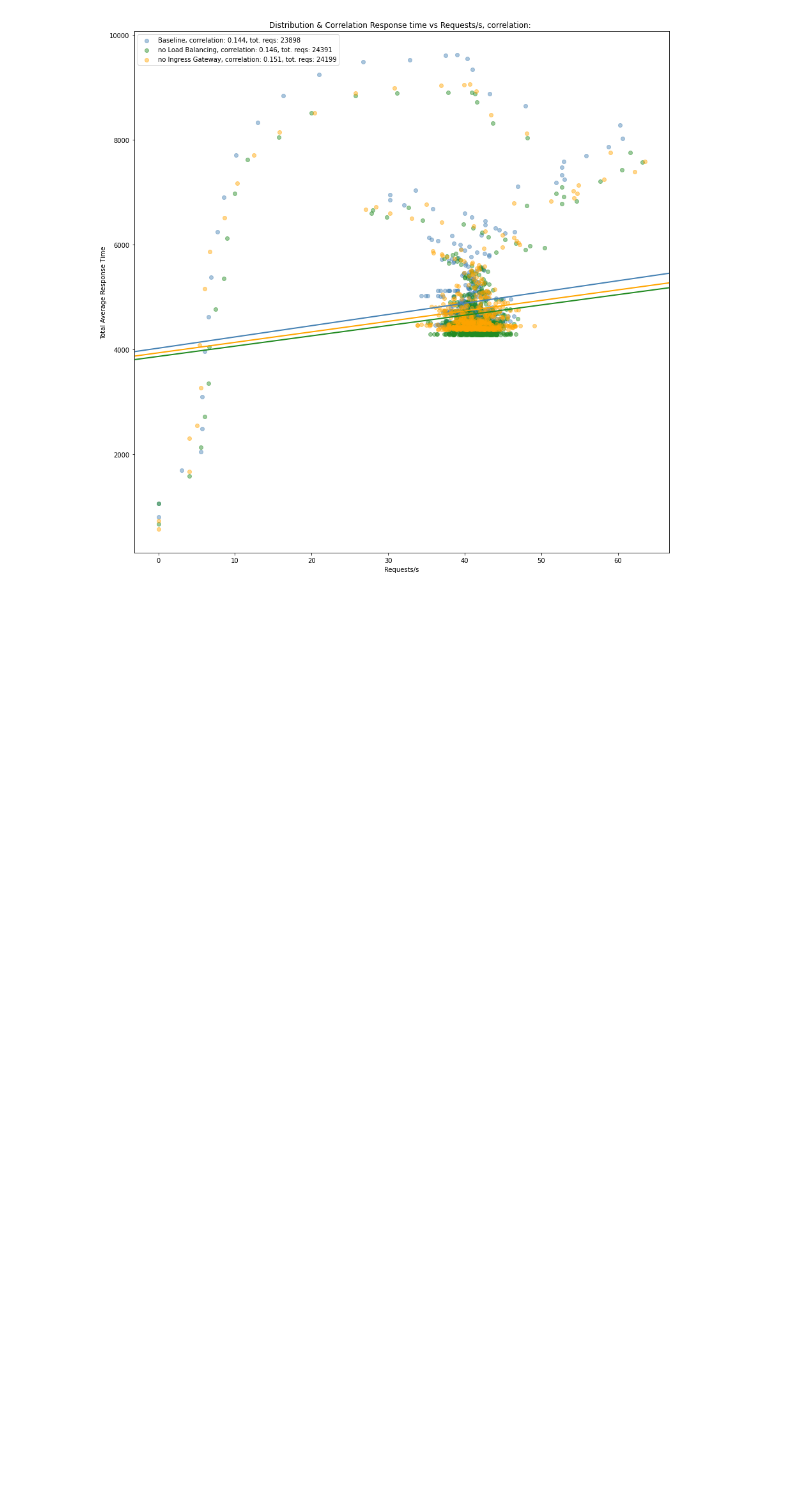
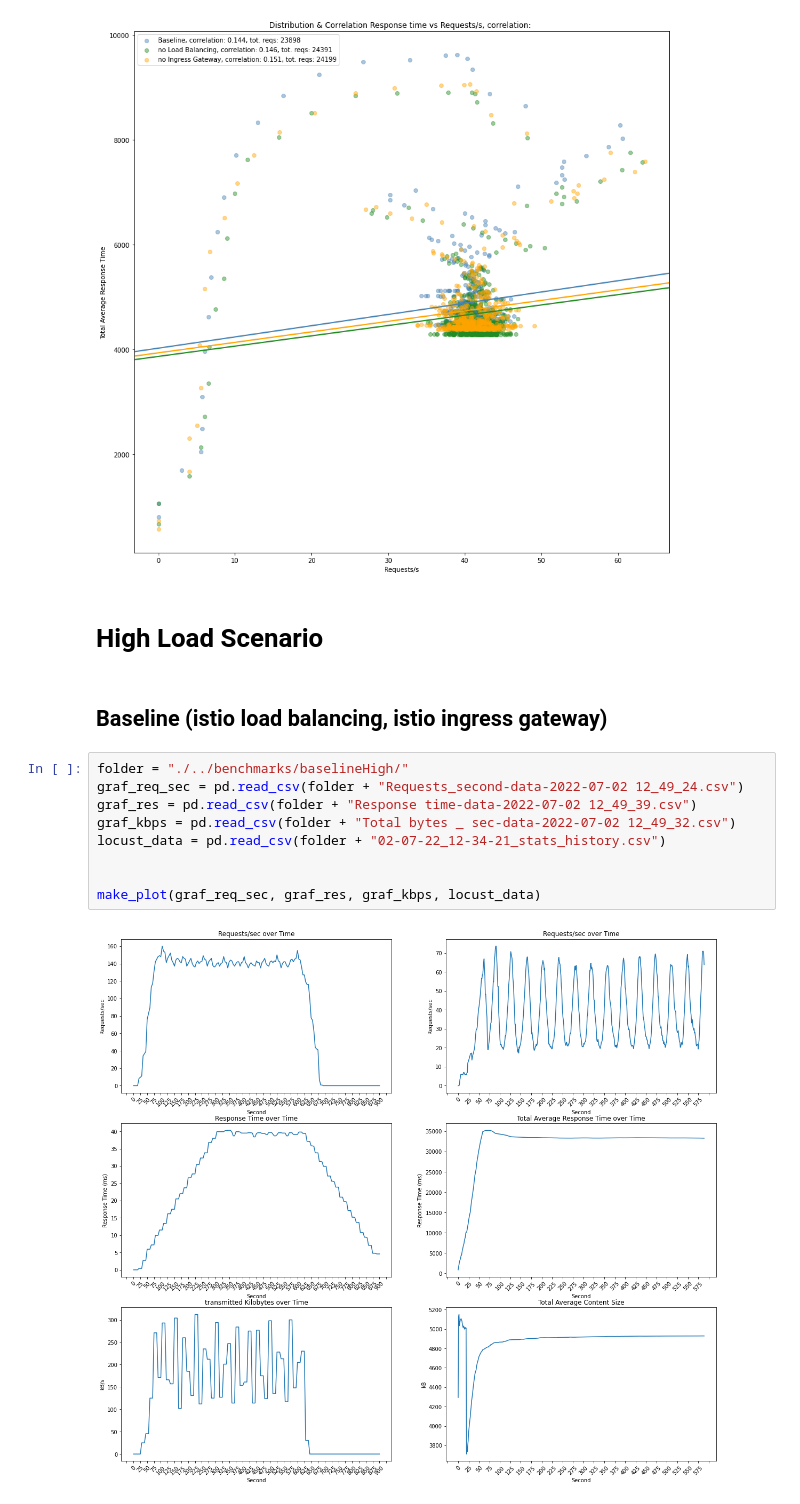
Before and after one commit to whiskeywolke/Service-Mesh-Evaluation, a Jupyter notebook: bookinfo/analysis/bookinfo_analysis.ipynb, the cells around one changed output. Drawn from its saved outputs; the diff is of its cells as text; blank space fills up the shorter version.

```diff
--- a/bookinfo/analysis/bookinfo_analysis.ipynb
+++ b/bookinfo/analysis/bookinfo_analysis.ipynb
@@ -225,3 +227,18 @@ plt.legend()
 plt.show()
 # %% [output]
 [figure]
+# %% [markdown]
+# High Load Scenario
+# %% [markdown]
+## Baseline (istio load balancing, istio ingress gateway)
+# %%
+folder = "./../benchmarks/baselineHigh/"
+graf_req_sec = pd.read_csv(folder + "Requests_second-data-2022-07-02 12_49_24.csv")
+graf_res = pd.read_csv(folder + "Response time-data-2022-07-02 12_49_39.csv")
+graf_kbps = pd.read_csv(folder + "Total bytes _ sec-data-2022-07-02 12_49_32.csv")
+locust_data = pd.read_csv(folder + "02-07-22_12-34-21_stats_history.csv")
+
+
+make_plot(graf_req_sec, graf_res, graf_kbps, locust_data)
+# %% [output]
+[figure, added]
```
Also changed, not shown: parts of 11 cells of this notebook, 2 other files.
